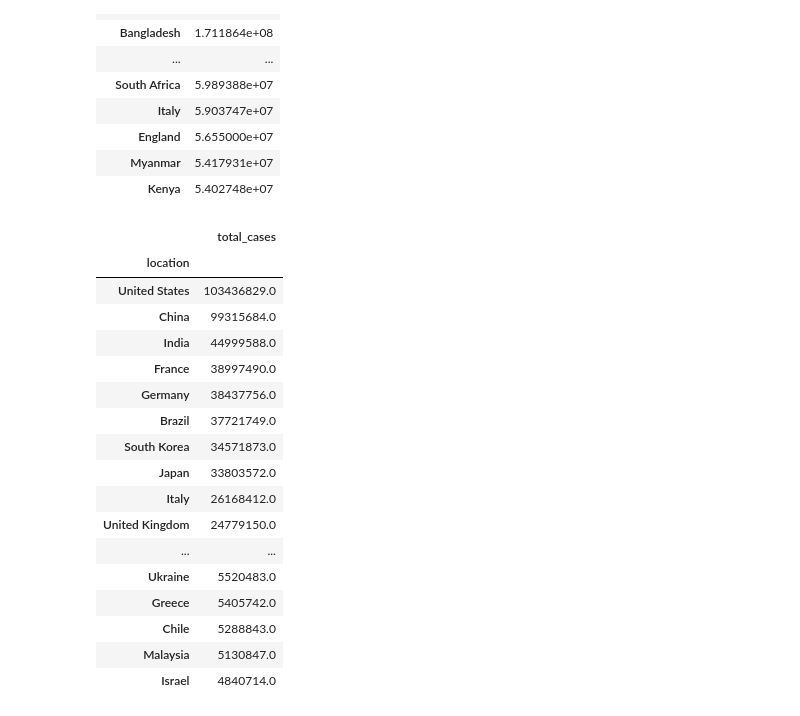
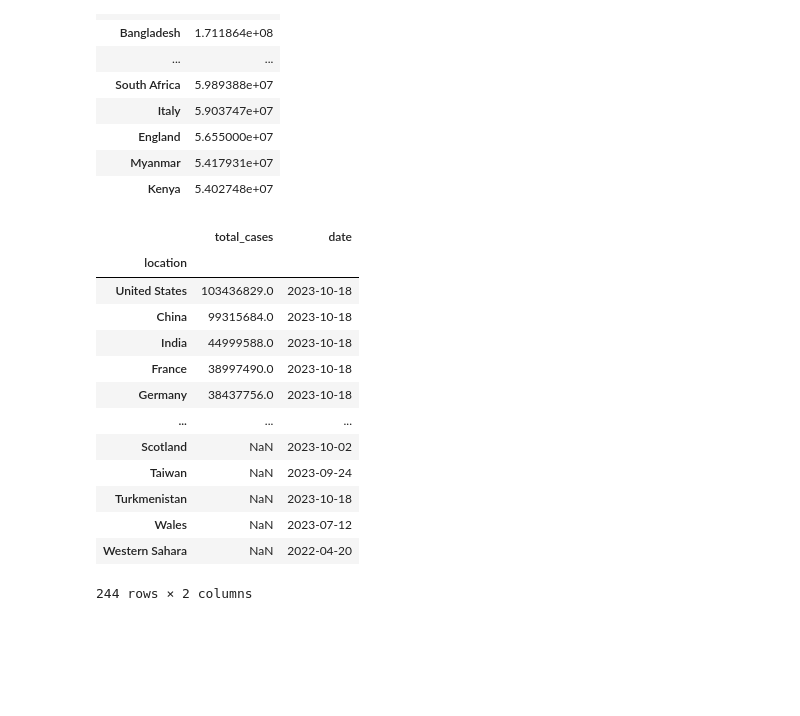
Before and after one commit to datla-ria/Project-1, a Jupyter notebook: project-1.ipynb, the cells around one changed output. Cells and saved outputs as stored; diff of their text form; code cells hidden in the pictures; blank space fills up the shorter version.

Commit message:
added the date to the final dataframe

```diff
--- a/project-1.ipynb
+++ b/project-1.ipynb
@@ -315,37 +315,33 @@ location_population_max.head(30)
 | Myanmar | 5.417931e+07 |
 | Kenya | 5.402748e+07 |
 # %%
-total_cases = covid_data_df[['location', 'total_cases']]
+total_cases = covid_data_df[['location', 'total_cases', 'date']]
 total_cases_max = total_cases.groupby('location').max()
 total_cases_max = total_cases_max.sort_values('total_cases', ascending=False)
 total_cases_max = total_cases_max.drop('Lower middle income',)
 total_cases_max = total_cases_max.drop('Upper middle income')
 total_cases_max = total_cases_max.drop('World')
 total_cases_max = total_cases_max.drop('Asia')
 total_cases_max = total_cases_max.drop('Africa')
 total_cases_max = total_cases_max.drop('High income')
 total_cases_max = total_cases_max.drop('Low income')
 total_cases_max = total_cases_max.drop('European Union')
 total_cases_max = total_cases_max.drop('North America')
 total_cases_max = total_cases_max.drop('Europe')
 total_cases_max = total_cases_max.drop('South America')
-total_cases_max.head(30)
+total_cases_max
 # %% [output]
-|  | total_cases |
-| location |  |
-| United States | 103436829.0 |
-| China | 99315684.0 |
-| India | 44999588.0 |
-| France | 38997490.0 |
-| Germany | 38437756.0 |
-| Brazil | 37721749.0 |
-| South Korea | 34571873.0 |
-| Japan | 33803572.0 |
-| Italy | 26168412.0 |
-| United Kingdom | 24779150.0 |
-| ... | ... |
-| Ukraine | 5520483.0 |
-| Greece | 5405742.0 |
-| Chile | 5288843.0 |
-| Malaysia | 5130847.0 |
-| Israel | 4840714.0 |
+|  | total_cases | date |
+| location |  |  |
+| United States | 103436829.0 | 2023-10-18 |
+| China | 99315684.0 | 2023-10-18 |
+| India | 44999588.0 | 2023-10-18 |
+| France | 38997490.0 | 2023-10-18 |
+| Germany | 38437756.0 | 2023-10-18 |
+| ... | ... | ... |
+| Scotland | NaN | 2023-10-02 |
+| Taiwan | NaN | 2023-09-24 |
+| Turkmenistan | NaN | 2023-10-18 |
+| Wales | NaN | 2023-07-12 |
+| Western Sahara | NaN | 2022-04-20 |
+244 rows × 2 columns
```
